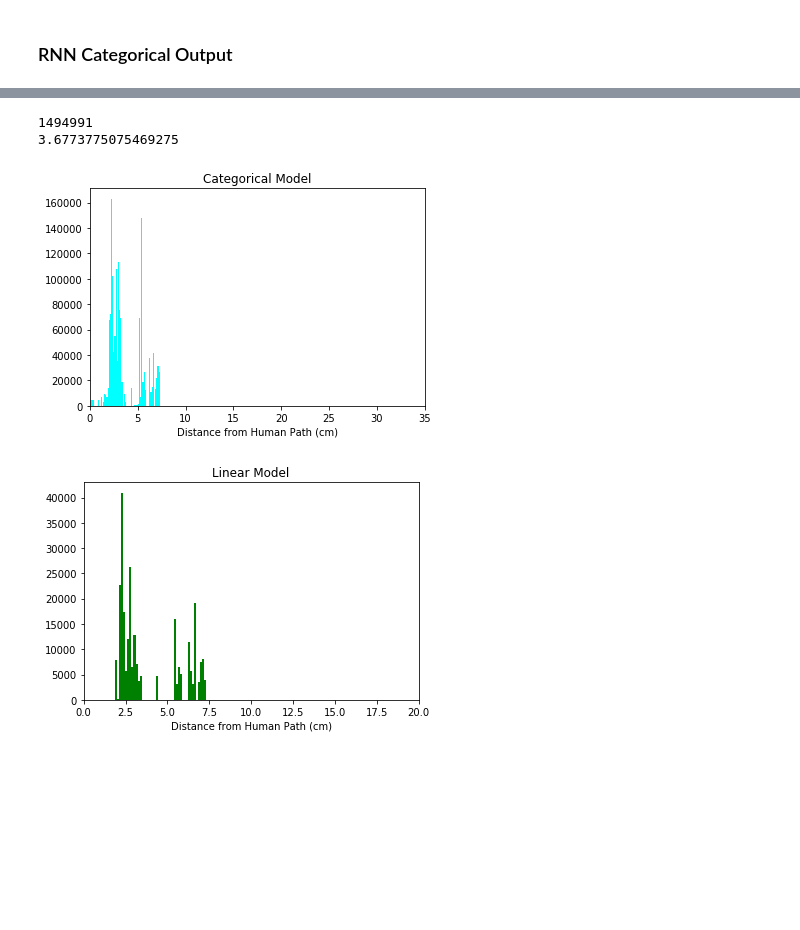
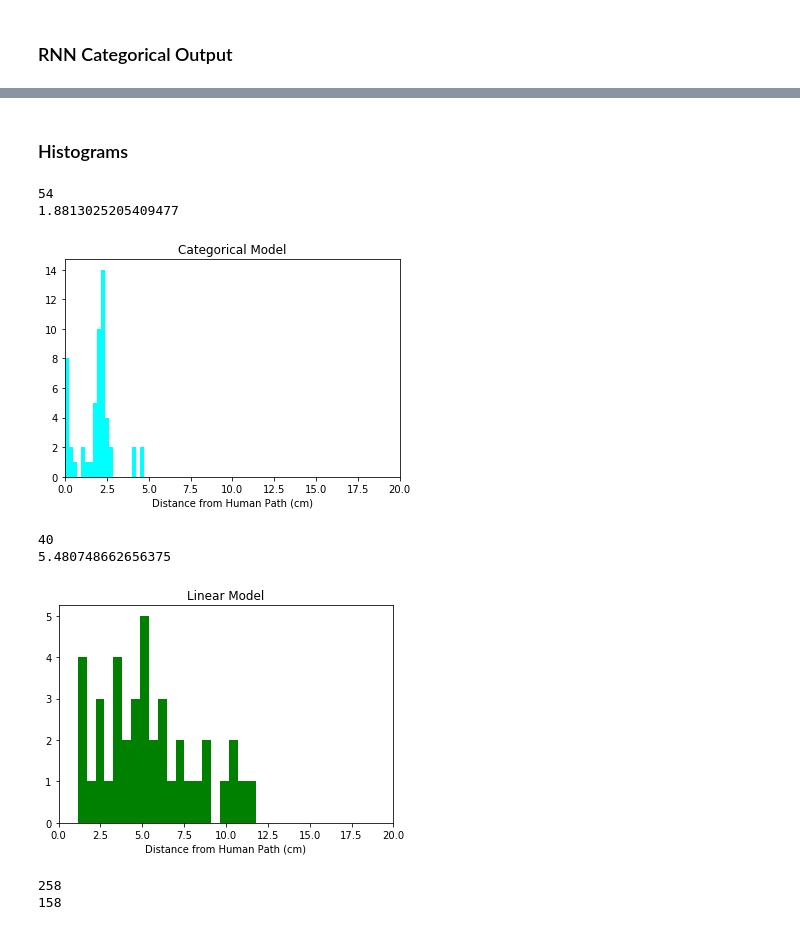
Before and after one commit to jzisheng/Scaled-Self-Driving-Car, a Jupyter notebook: notebooks/AveragingPositions.ipynb, the cells around one changed output, grey strips where cells are left out. Drawn from its saved outputs; the diff is of its cells as text; code cells hidden in the pictures; blank space fills up the shorter version.

```diff
--- a/notebooks/AveragingPositions.ipynb
+++ b/notebooks/AveragingPositions.ipynb
@@ -34,7 +34,7 @@ def getAveragePositions(positions):
         for j in range(i+1,len(positions)):
             if (positions[j][2] == False):
                 point2 = positions[j]
-                if(dist(point1,point2) < 50):
+                if(dist(point1,point2) < 30):
                     # Append it to the nearest list
                     nearestx.append(point2[0])
                     nearesty.append(point2[1])
@@ -130,7 +130,7 @@ class Path(object):
         # Iterate through points in the path
         for a in self.vectors:
             closest = None
-            minDist = 30
+            minDist = 50
             for b in path2.vectors:
                 if (a.get_distance(b) < minDist and not(b.visit)):
                     minDist = a.get_distance(b)
@@ -249,19 +249,13 @@ if(len(pos) != 0):
 # %%
 plt.plot(hx1,hy1,c='black',linewidth='1')
 
-n=3350
-s=0
+n=750
+s=100
 catx1= catx[s:len(catx)-n]
 caty1 = caty[s:len(caty)-n]
 
-catx1.append(30)
-caty1.append(130)
 
-catx1.append(50)
-caty1.append(100)
 
-catx1.append(130)
-caty1.append(90)
 
 plt.plot(catx1,caty1, c='g',linewidth='3')
 plt.xlim(0, 622)
@@ -416,3 +431,5 @@ plt.show()
+# %% [markdown]
+### Histograms
 # %%
 cat_path = Path('Categorical')
 cat_path.add_positions(catx1,caty1)
@@ -429,19 +446,19 @@ rnncat_path.add_positions(rx1,ry1)
 human_path = Path('human')
 human_path.add_positions(hx1,hy1)
 # %%
-diff_human_cat = cat_path.compare_path2(human_path)
+diff_human_cat = human_path.compare_path(cat_path)
 # %%
 print(len(diff_human_cat))
 cm_diff_human_cat = pixels_to_cm(diff_human_cat)
 print(np.mean(cm_diff_human_cat))
 
 plt.hist(cm_diff_human_cat, bins=bin_num, color='cyan')  # arguments are passed to np.histogram
 plt.title("Categorical Model")
 plt.xlabel('Distance from Human Path (cm)')
-plt.xlim([0,35])
+plt.xlim([0,20])
 plt.show()
 # %% [output]
-1494991
-3.6773775075469275
+54
+1.8813025205409477
-[figure, old version]
+[figure, new version]
 # %%
@@ -449,6 +466,7 @@ diff_linear_human = linear_path.compare_path2(human_path)
 # %%
 cm_diff_linear_human = pixels_to_cm(diff_linear_human)
-np.mean(cm_diff_linear_human)
+print(len(cm_diff_linear_human))
+print(np.mean(cm_diff_linear_human))
 
 plt.hist(cm_diff_linear_human, bins=bin_num,color='g')  # arguments are passed to np.histogram
 plt.title("Linear Model")
@@ -457,5 +475,13 @@ plt.xlim([0,20])
 plt.xlabel('Distance from Human Path (cm)')
 plt.show()
 # %% [output]
+40
+5.480748662656375
-[figure, old version]
+[figure, new version]
+# %%
+print(len(rnn_path.vectors))
+print(len(human_path.vectors))
+# %% [output]
+258
+158
 # %%
```
Also changed, not shown: parts of 21 cells of this notebook, 22 other files.
